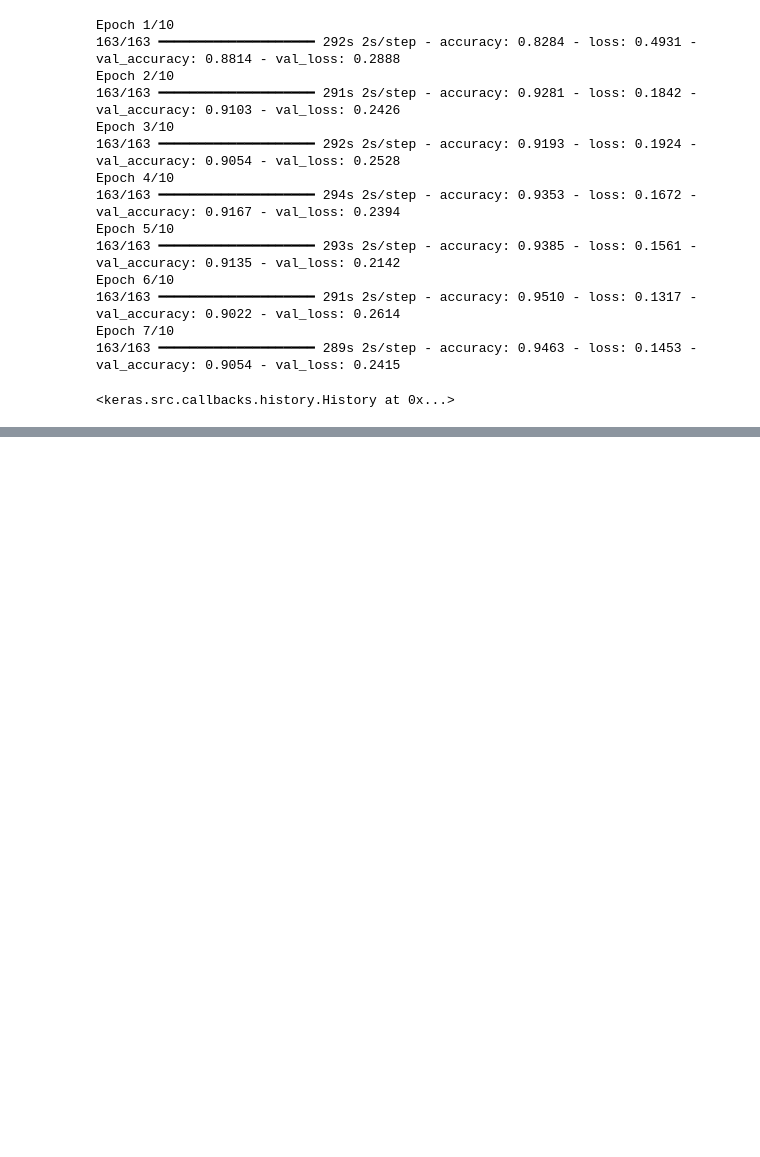
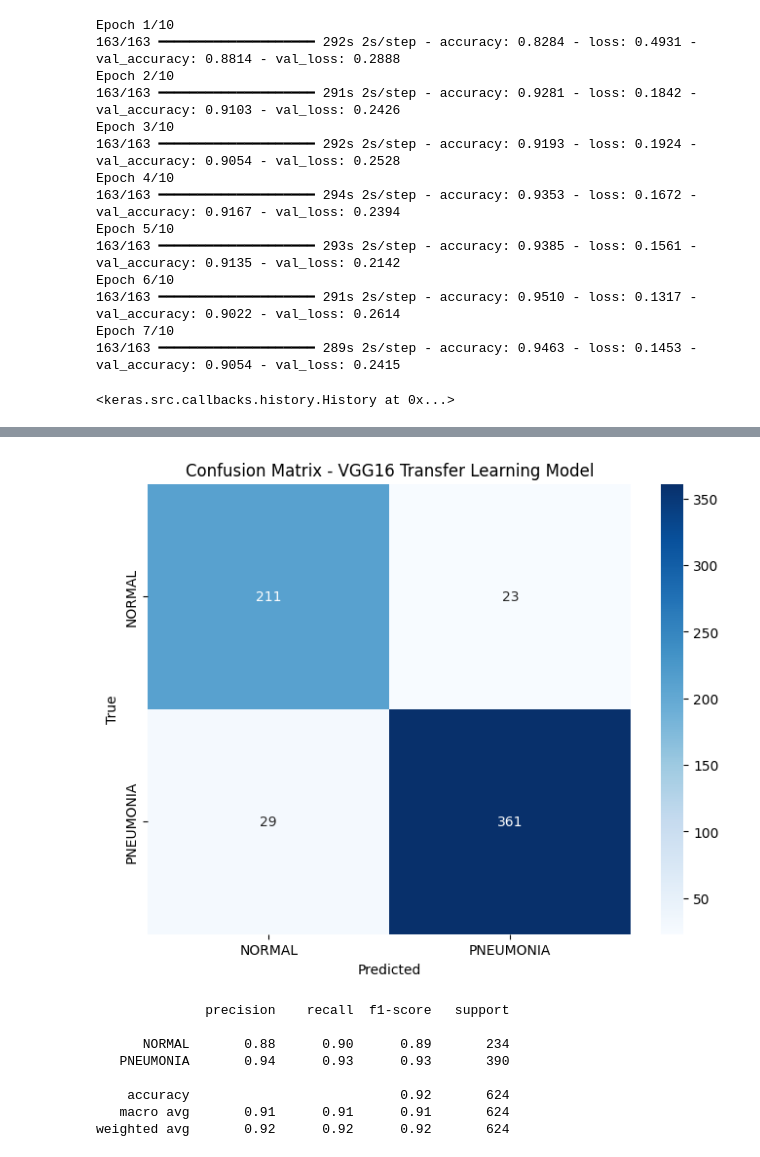
Before and after one commit to RawatRahul14/Pneumonia_detection_cnn, a Jupyter notebook: research/Project_file.ipynb, the cells around one changed output, grey strips where cells are left out. Saved outputs shown, nothing was run; the diff lists cells and outputs as text; code cells hidden in the pictures; blank space fills up the shorter version.

```diff
--- a/research/Project_file.ipynb
+++ b/research/Project_file.ipynb
@@ -567,3 +627,11 @@ Epoch 6/10
 Epoch 7/10
 163/163 ━━━━━━━━━━━━━━━━━━━━ 289s 2s/step - accuracy: 0.9463 - loss: 0.1453 - val_accuracy: 0.9054 - val_loss: 0.2415
 <keras.src.callbacks.history.History at 0x...>
+# %%
+model = models["VGG-16 (Transfer Learning)"]
+# %%
+# Predict probabilities
+predictions = model.predict(test_generator)
+
+# Convert probabilities to predicted class indices
+predicted_classes = np.argmax(predictions, axis=1)
@@ -569,0 +640,30 @@ Epoch 7/10
+# %%
+# True class indices
+true_classes = test_generator.classes
+
+# Class labels
+class_labels = list(test_generator.class_indices.keys())
+# %%
+# Confusion Matrix
+cm = confusion_matrix(true_classes, predicted_classes)
+
+# Plot confusion matrix
+plt.figure(figsize=(8,6))
+sns.heatmap(cm, annot=True, fmt='d', cmap='Blues', xticklabels=class_labels, yticklabels=class_labels)
+plt.title('Confusion Matrix - VGG16 Transfer Learning Model')
+plt.xlabel('Predicted')
+plt.ylabel('True')
+plt.show()
+
+# Classification report
+print(classification_report(true_classes, predicted_classes, target_names=class_labels))
+# %% [output]
+[figure, added]
+              precision    recall  f1-score   support
+
+      NORMAL       0.88      0.90      0.89       234
+   PNEUMONIA       0.94      0.93      0.93       390
+
+    accuracy                           0.92       624
+   macro avg       0.91      0.91      0.91       624
+weighted avg       0.92      0.92      0.92       624
```
Also changed, not shown: parts of 8 cells of this notebook.
